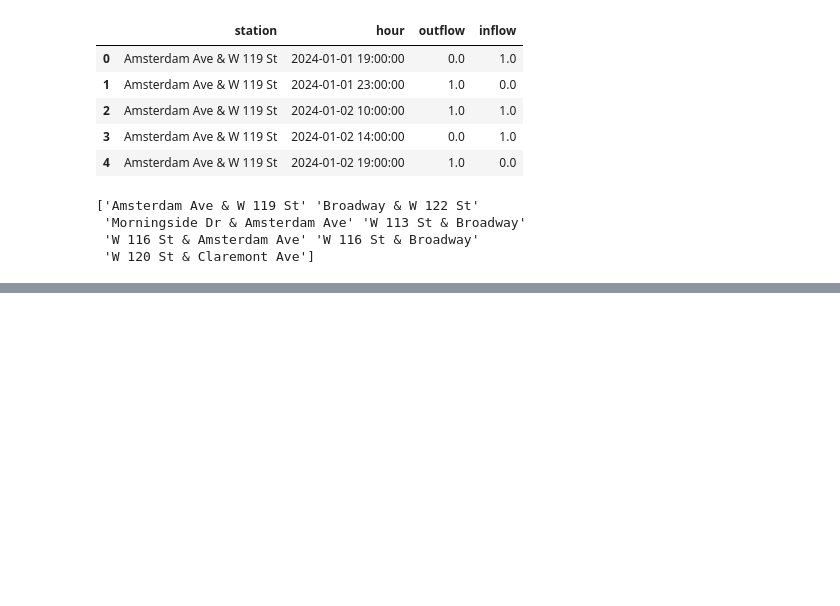
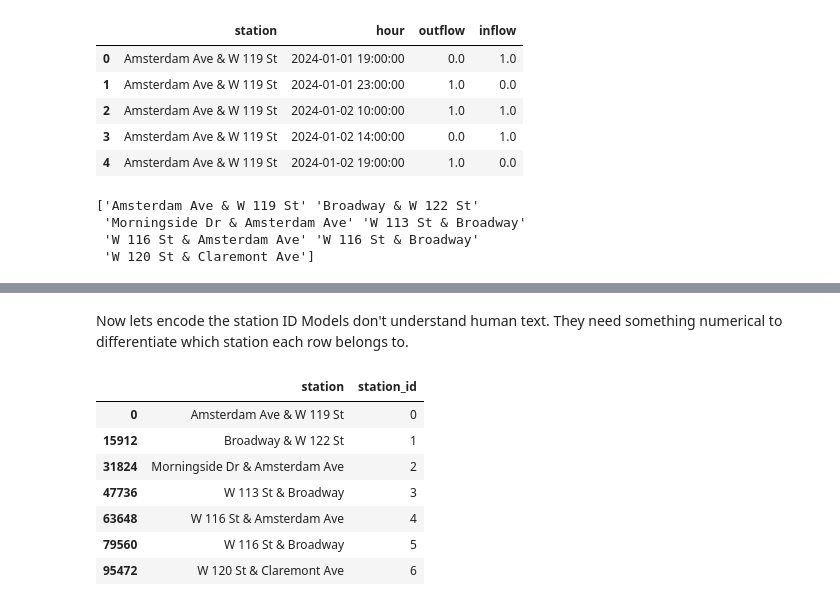
Before and after one commit to andrewsuh98/da-project-citibike, a Jupyter notebook: notebooks/EDA_component.ipynb, the cells around one changed output, grey strips where cells are left out. Cells and saved outputs as stored; diff of their text form; code cells hidden in the pictures; blank space fills up the shorter version.

```diff
--- a/notebooks/EDA_component.ipynb
+++ b/notebooks/EDA_component.ipynb
@@ -236,0 +306,3 @@ outflow_df[outflow_df["is_holiday"] == 1].sample(3)
+# %% [markdown]
+Now lets encode the station ID Models don't understand human text.
+They need something numerical to differentiate which station each row belongs to.
@@ -236,0 +312,12 @@ outflow_df[outflow_df["is_holiday"] == 1].sample(3)
+# %%
+#This is our mapping
+hourly_df[["station", "station_id"]].drop_duplicates().sort_values("station_id")
+# %% [output]
+|  | station | station_id |
+| 0 | Amsterdam Ave & W 119 St | 0 |
+| 15912 | Broadway & W 122 St | 1 |
+| 31824 | Morningside Dr & Amsterdam Ave | 2 |
+| 47736 | W 113 St & Broadway | 3 |
+| 63648 | W 116 St & Amsterdam Ave | 4 |
+| 79560 | W 116 St & Broadway | 5 |
+| 95472 | W 120 St & Claremont Ave | 6 |
```
Also changed, not shown: parts of 17 cells of this notebook.
